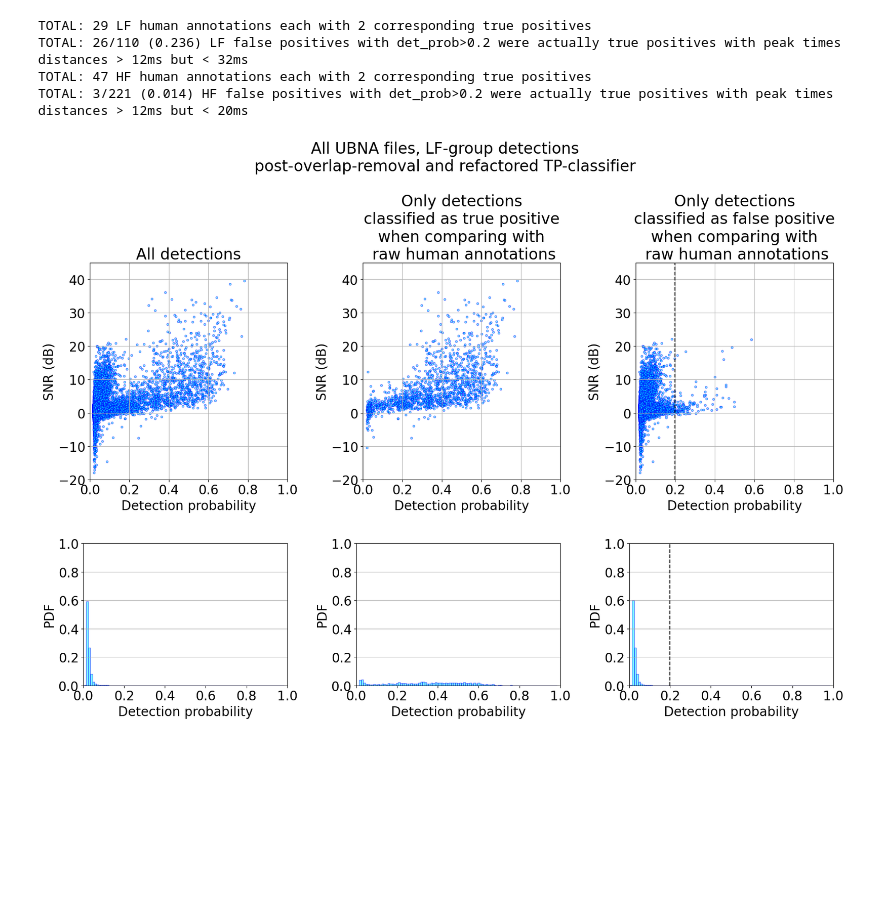
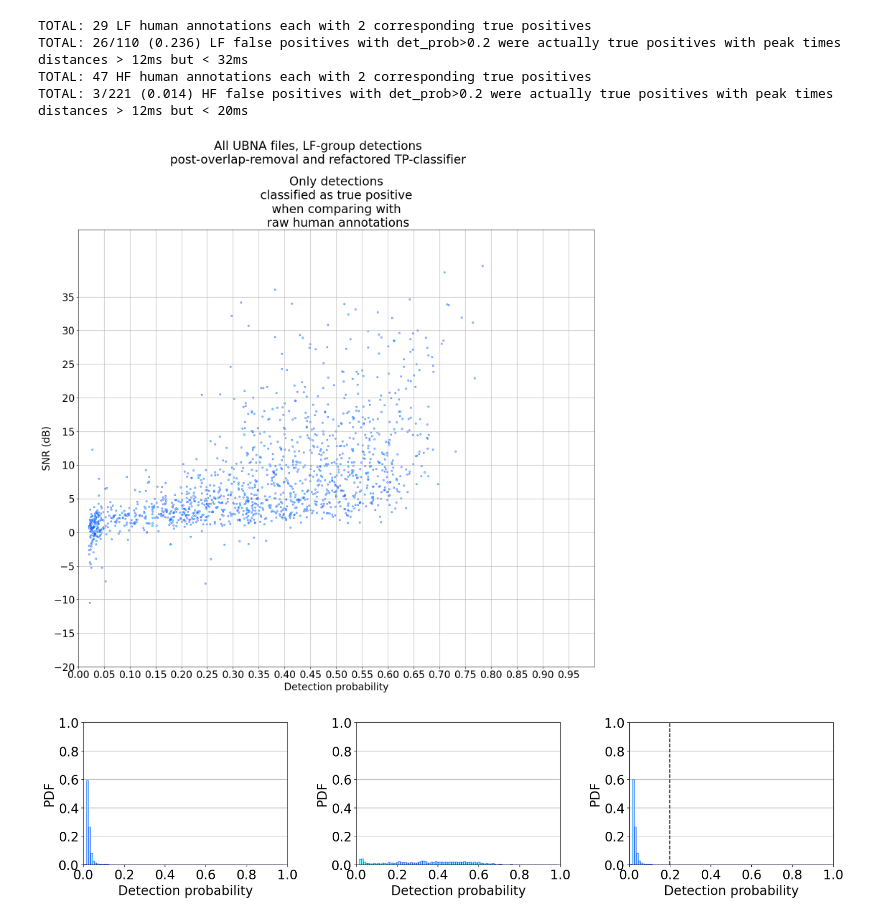
Before and after one commit to aditya-uw/bat-detector-msds, a Jupyter notebook: daily_notebooks/20250130__testing_thresholds_precision_recall_ALL_UBNA_files_12msTPclass_12msOVERLAP_rawHUMAN.ipynb, the cells around one changed output. Cells and saved outputs as stored; diff of their text form; code cells hidden in the pictures; blank space fills up the shorter version.

```diff
--- a/daily_notebooks/20250130__testing_thresholds_precision_recall_ALL_UBNA_files_12msTPclass_12msOVERLAP_rawHUMAN.ipynb
+++ b/daily_notebooks/20250130__testing_thresholds_precision_recall_ALL_UBNA_files_12msTPclass_12msOVERLAP_rawHUMAN.ipynb
@@ -244,46 +244,48 @@ TOTAL: 26/110 (0.236) LF false positives with det_prob>0.2 were actually true po
 TOTAL: 47 HF human annotations each with 2 corresponding true positives
 TOTAL: 3/221 (0.014) HF false positives with det_prob>0.2 were actually true positives with peak times distances > 12ms but < 20ms
 # %%
-fig, (ax1, ax2, ax3) = plt.subplots(1, 3, figsize=(18,8.5))
+fig, (ax1) = plt.subplots(1, 1, figsize=(16,16))
 plt.rcParams.update({'font.size':20})
 
 fig.suptitle(f'All UBNA files, LF-group detections\npost-overlap-removal and refactored TP-classifier')
 
+# ax = ax1
+# ax.set_title(f'All detections')
+# ax.scatter(lf_files_batdetct2_df['det_prob'].values, lf_files_batdetct2_df['SNR'].values,
+#             alpha=0.5, s=10, facecolor='cyan', edgecolor='blue')
+# ax.grid(which='both')
+# ax.set_xlabel('Detection probability')
+# ax.set_ylabel('SNR (dB)')
+# ax.set_xlim(0, 1.0)
+# ax.set_ylim(-20, 45.0)
+
 ax = ax1
-ax.set_title(f'All detections')
-ax.scatter(lf_files_batdetct2_df['det_prob'].values, lf_files_batdetct2_df['SNR'].values,
-            alpha=0.5, s=10, facecolor='cyan', edgecolor='blue')
-ax.grid(which='both')
-ax.set_xlabel('Detection probability')
-ax.set_ylabel('SNR (dB)')
-ax.set_xlim(0, 1.0)
-ax.set_ylim(-20, 45.0)
-
-ax = ax2
 ax.set_title(f'Only detections\nclassified as true positive\nwhen comparing with\n raw human annotations')
 ax.scatter(lf_files_true_positives_batdetct2_df['det_prob'].values, lf_files_true_positives_batdetct2_df['SNR'].values,
             alpha=0.5, s=10, facecolor='cyan', edgecolor='blue')
 ax.grid(which='both')
 ax.set_xlabel('Detection probability')
 ax.set_ylabel('SNR (dB)')
 ax.set_xlim(0, 1.0)
 ax.set_ylim(-20, 45.0)
+ax.set_xticks(np.arange(0,1,0.05))
+ax.set_yticks(np.arange(-20,40,5))
 
-ax = ax3
-ax.set_title(f'Only detections\nclassified as false positive\nwhen comparing with\n raw human annotations')
-ax.scatter(lf_files_false_positives_batdetct2_df['det_prob'].values, lf_files_false_positives_batdetct2_df['SNR'].values,
-            alpha=0.5, s=10, facecolor='cyan', edgecolor='blue')
-ax.axvline(x=0.2, linestyle='dashed', color='k')
-ax.grid(which='both')
-ax.set_xlabel('Detection probability')
-ax.set_ylabel('SNR (dB)')
-ax.set_xlim(0, 1.0)
-ax.set_ylim(-20, 45.0)
+# ax = ax3
+# ax.set_title(f'Only detections\nclassified as false positive\nwhen comparing with\n raw human annotations')
+# ax.scatter(lf_files_false_positives_batdetct2_df['det_prob'].values, lf_files_false_positives_batdetct2_df['SNR'].values,
+#             alpha=0.5, s=10, facecolor='cyan', edgecolor='blue')
+# ax.axvline(x=0.2, linestyle='dashed', color='k')
+# ax.grid(which='both')
+# ax.set_xlabel('Detection probability')
+# ax.set_ylabel('SNR (dB)')
+# ax.set_xlim(0, 1.0)
+# ax.set_ylim(-20, 45.0)
 
 fig.tight_layout()
 plt.show()
 # %% [output]
-[figure, old version]
+[figure, new version]
 # %%
 fig, (ax1, ax2, ax3) = plt.subplots(1, 3, figsize=(18,4.5))
 plt.rcParams.update({'font.size':20})
```
Also changed, not shown: parts of 7 cells of this notebook, 9 other files.
